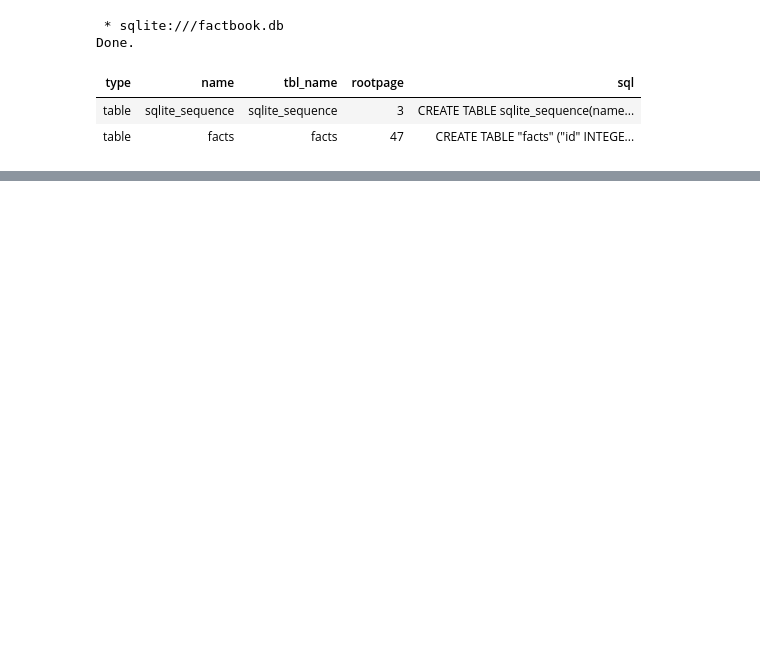
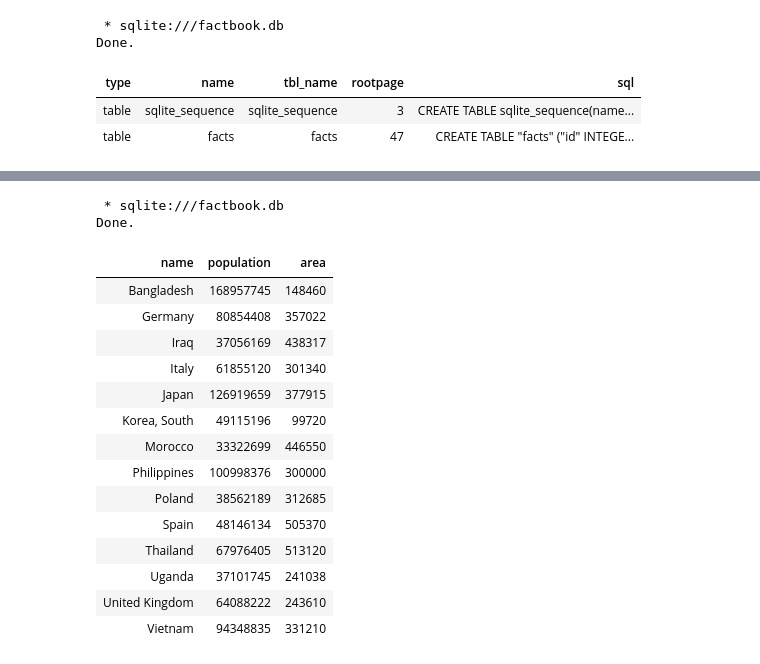
Before and after one commit to jgajera/Analyzing-CIA-Factbook-Data-Using-SQL, a Jupyter notebook: Project 5 --- Analyzing CIA Factbook Data Using SQL.ipynb, the cells around one changed output, grey strips where cells are left out. Saved outputs shown, nothing was run; the diff lists cells and outputs as text; code cells hidden in the pictures; blank space fills up the shorter version.

```diff
--- a/Project 5 --- Analyzing CIA Factbook Data Using SQL.ipynb
+++ b/Project 5 --- Analyzing CIA Factbook Data Using SQL.ipynb
@@ -29,0 +141,27 @@ Done.
+# %%
+%%sql
+SELECT name, population, area
+    FROM facts
+    WHERE (
+        (population > (SELECT AVG(population) FROM facts WHERE (name!="World")))
+        AND
+        (area < (SELECT AVG(area) FROM facts WHERE (name!="World")))
+    );
+# %% [output]
+ * sqlite:///factbook.db
+Done.
+| name | population | area |
+| Bangladesh | 168957745 | 148460 |
+| Germany | 80854408 | 357022 |
+| Iraq | 37056169 | 438317 |
+| Italy | 61855120 | 301340 |
+| Japan | 126919659 | 377915 |
+| Korea, South | 49115196 | 99720 |
+| Morocco | 33322699 | 446550 |
+| Philippines | 100998376 | 300000 |
+| Poland | 38562189 | 312685 |
+| Spain | 48146134 | 505370 |
+| Thailand | 67976405 | 513120 |
+| Uganda | 37101745 | 241038 |
+| United Kingdom | 64088222 | 243610 |
+| Vietnam | 94348835 | 331210 |
```
Also changed, not shown: parts of 30 cells of this notebook.
